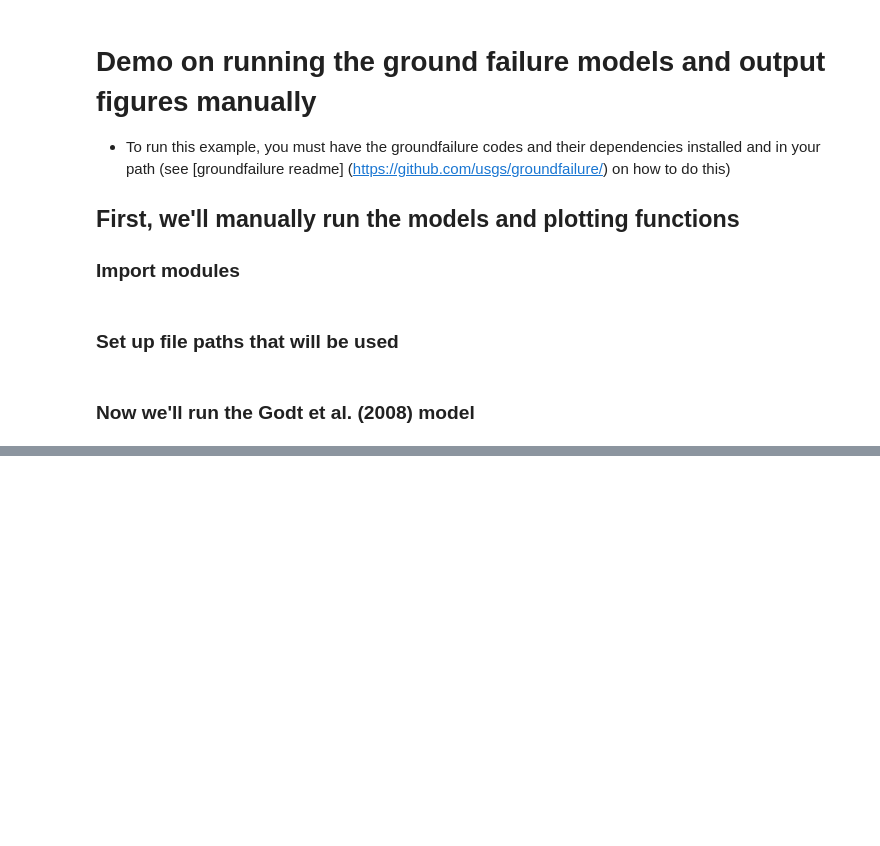
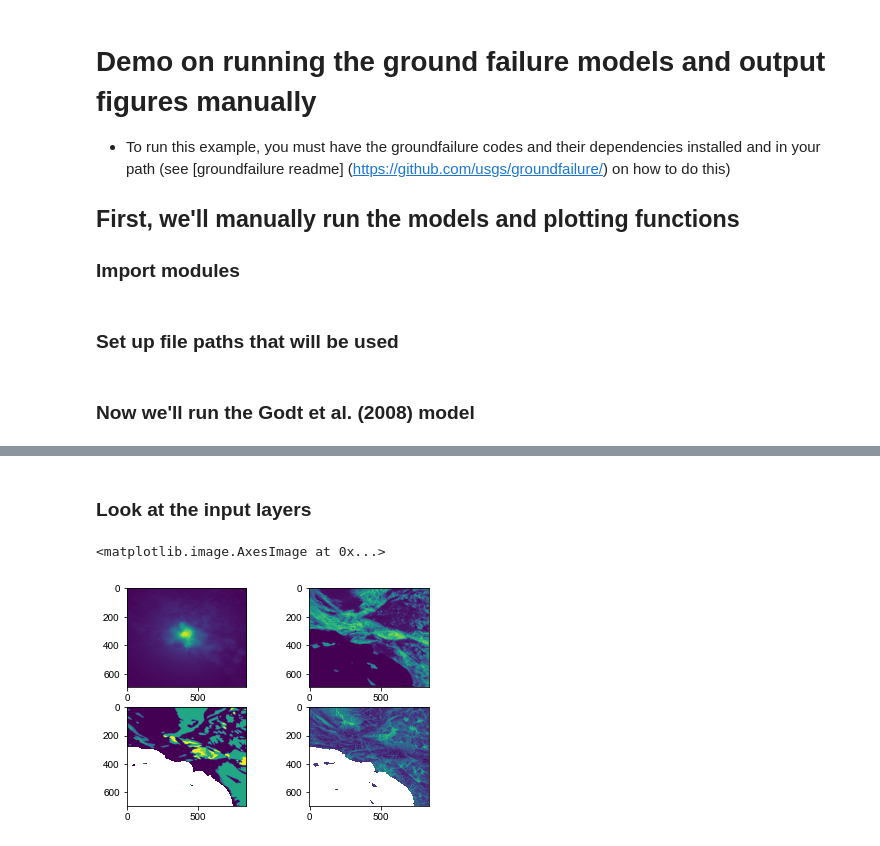
Before and after one commit to usgs/groundfailure, a Jupyter notebook: notebooks/Run_groundfailure_manually.ipynb, the cells around one changed output, grey strips where cells are left out. Cells and saved outputs as stored; diff of their text form; code cells hidden in the pictures; blank space fills up the shorter version.

```diff
--- a/notebooks/Run_groundfailure_manually.ipynb
+++ b/notebooks/Run_groundfailure_manually.ipynb
@@ -121,0 +90,11 @@ Model parameters: slopemax = none; modeltype = landslide; slopemin = none;
+# %% [markdown]
+### Look at the input layers
+# %%
+fig, axes = plt.subplots(2, 2)
+axes[0,0].imshow(maplayers_nowicki['pga']['grid'].getData())
+axes[0,1].imshow(maplayers_nowicki['slope']['grid'].getData())
+axes[1,0].imshow(maplayers_nowicki['friction']['grid'].getData())
+axes[1,1].imshow(maplayers_nowicki['cti1']['grid'].getData())
+# %% [output]
+<matplotlib.image.AxesImage at 0x...>
+[figure, added]
```
Also changed, not shown: parts of 11 cells of this notebook, 8 other files.
